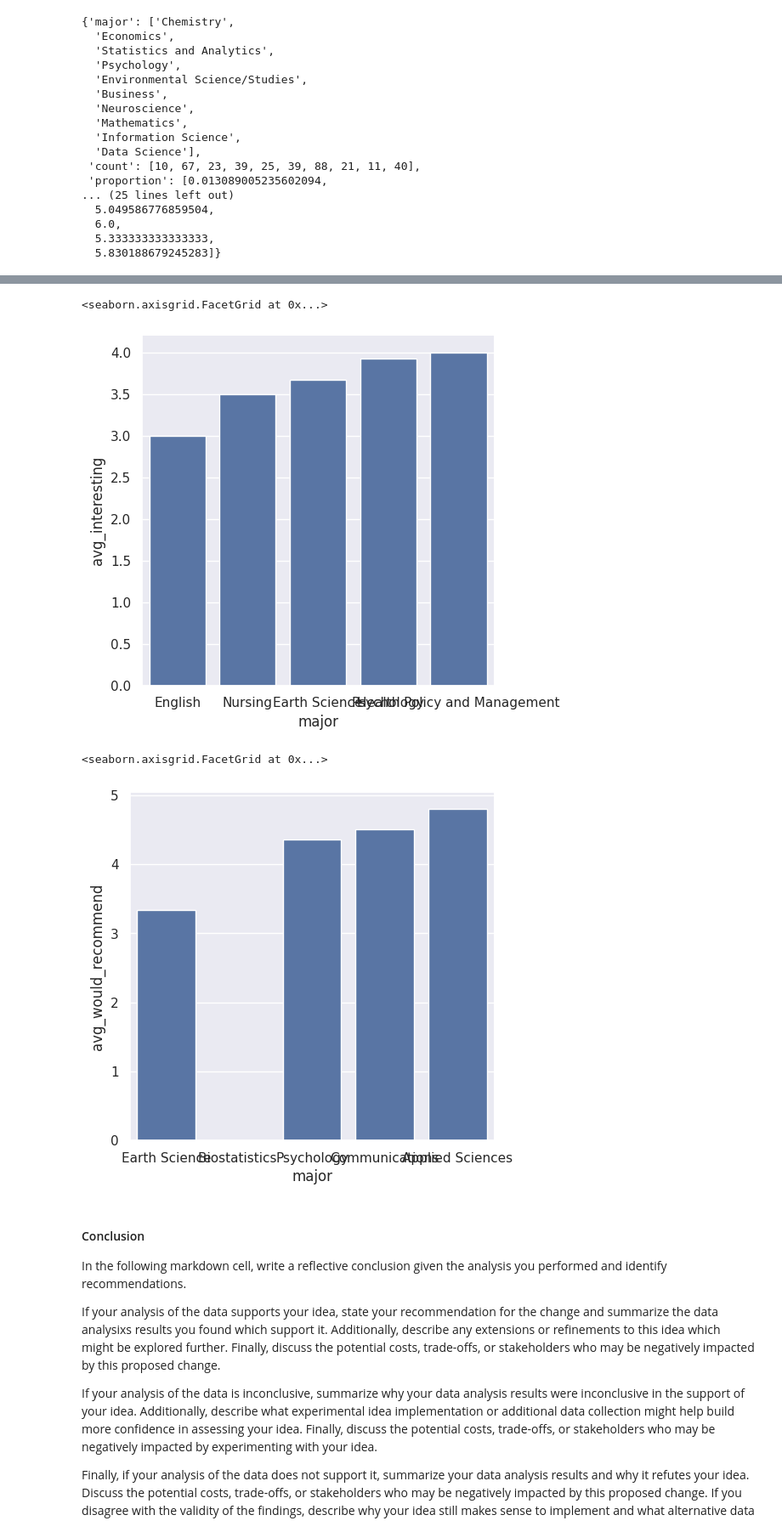
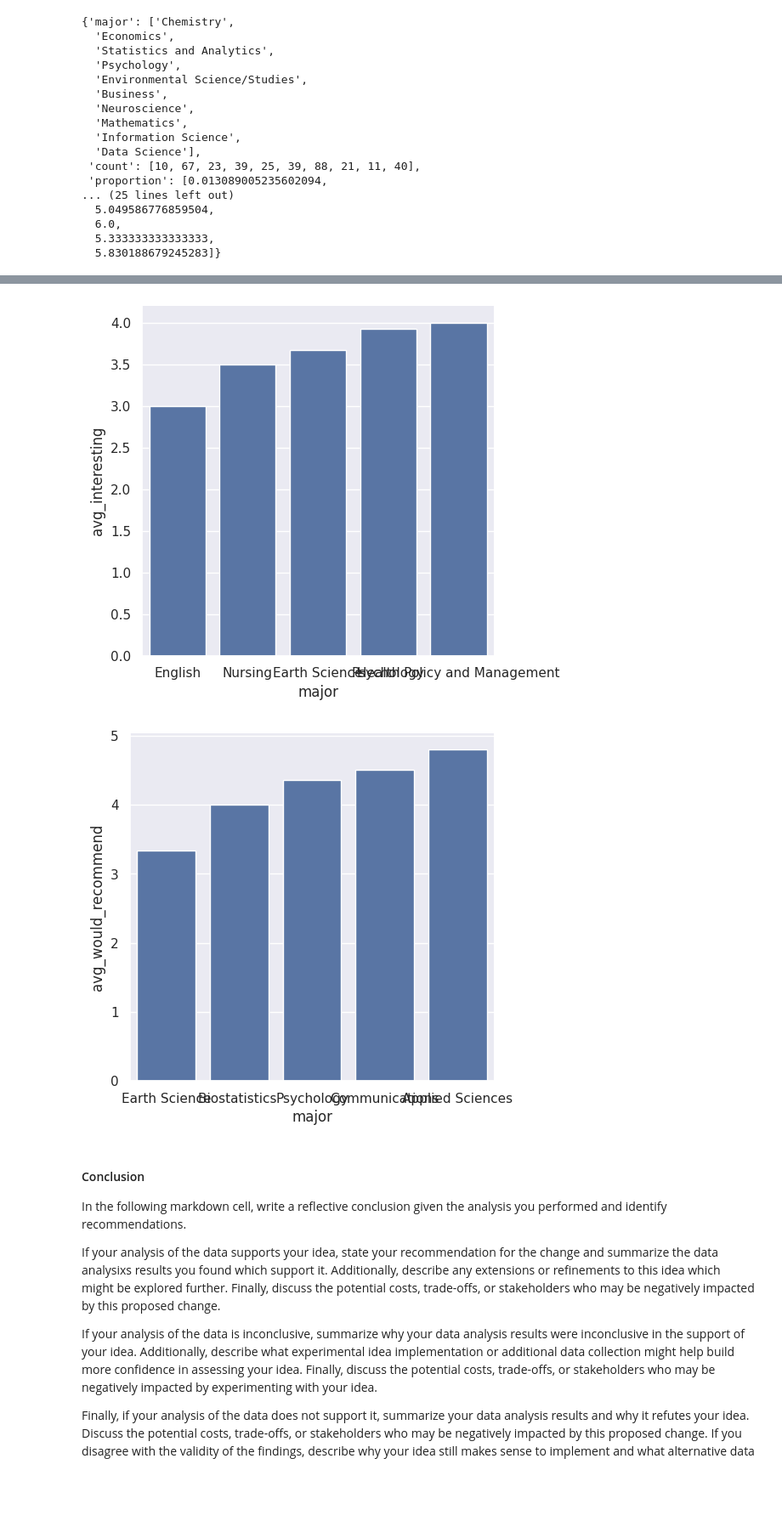
Before and after one commit to thas547/comp110-26s-workspace, a Jupyter notebook: exercises/ex09/analysis.ipynb, the cells around one changed output, grey strips where cells are left out. Shown at 85% size. Drawn from its saved outputs; the diff is of its cells as text; code cells hidden in the pictures; blank space fills up the shorter version.

```diff
--- a/exercises/ex09/analysis.ipynb
+++ b/exercises/ex09/analysis.ipynb
@@ -613,13 +614,14 @@ sns.catplot(
 # %%
 bottom_interesting = sorted(interesting, key=interesting.get,reverse=False)[:5]
 # %%
-sns.catplot(
+l= sns.catplot(
     data=summary_table,
     x="major",
     y="avg_interesting",
     kind="bar",
     order=bottom_interesting
 )
+
+l.savefig("bottom_interesting.png")
 # %% [output]
-<seaborn.axisgrid.FacetGrid at 0x...>
 [figure]
@@ -628,14 +628,20 @@ bottom_recommend = sorted(recommend, key = recommend.get, reverse= False)[:5]
-# %%
-sns.catplot(
-    data=summary_table,
-    x="major",
-    y="avg_would_recommend",
-    kind="bar",
-    order = bottom_recommend
-)
-# %% [output]
-<seaborn.axisgrid.FacetGrid at 0x...>
-[figure, removed]
+# %%
+bottom_recommend = sorted(recommend, key=recommend.get)[:5]
+
+plot_data = {
+    "major": bottom_recommend,
+    "avg_would_recommend": [recommend[m] for m in bottom_recommend]
+}
+
+t = sns.catplot(
+    data=plot_data,
+    x="major",
+    y="avg_would_recommend",
+    kind="bar"
+)
+t.savefig("bottomrecommends.png")
+# %% [output]
+[figure, added]
 # %% [markdown]
 #### Conclusion
 
```
Also changed, not shown: parts of 5 cells of this notebook, 5 other files.
